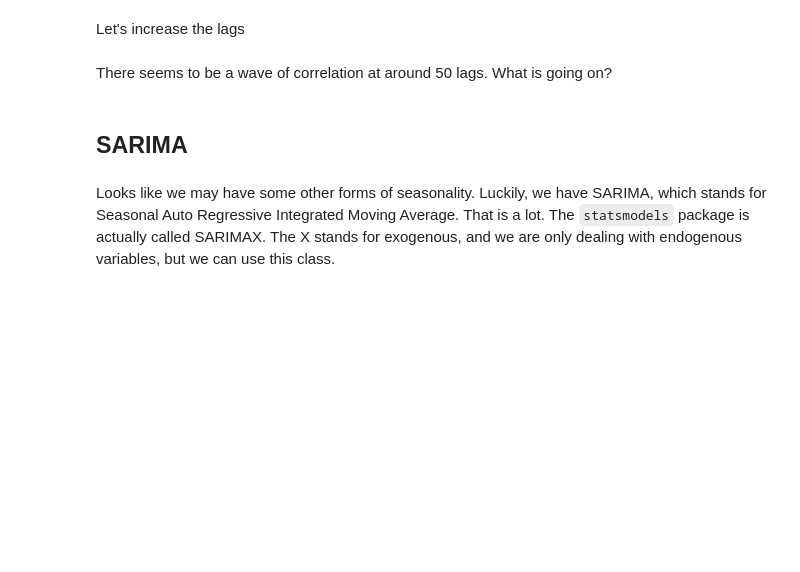
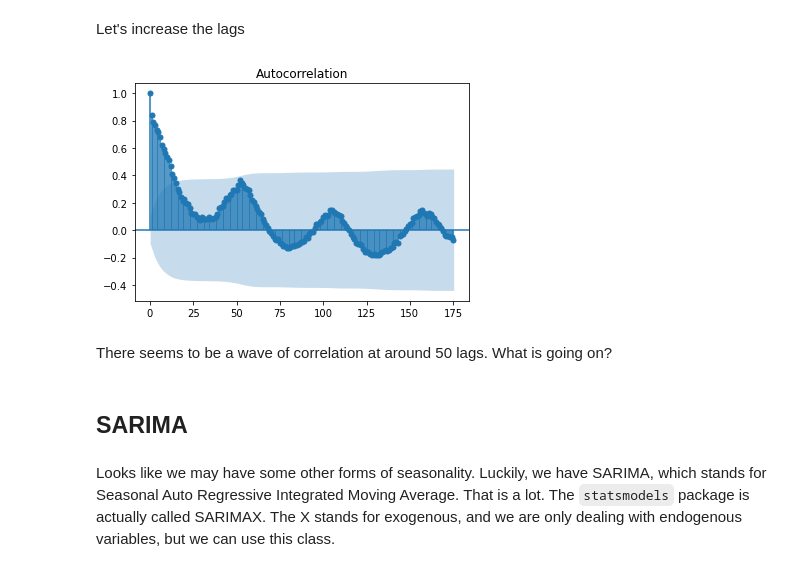
Before and after one commit to flatiron-school/ntl01-dtsc-live-103122, a Jupyter notebook: 4Phase/59-example_modeling.ipynb, the cells around one changed output. Saved outputs shown, nothing was run; the diff lists cells and outputs as text; code cells hidden in the pictures; blank space fills up the shorter version.

```diff
--- a/4Phase/59-example_modeling.ipynb
+++ b/4Phase/59-example_modeling.ipynb
@@ -547,7 +941,9 @@ plot_acf(ts_weekly);
 # %% [markdown]
 Let's increase the lags
 # %%
-plot_acf(ts_weekly, lags=75);
+plot_acf(ts_weekly, lags=175);
+# %% [output]
+[figure, added]
 # %% [markdown]
 There seems to be a wave of correlation at around 50 lags.
 What is going on?
```
Also changed, not shown: parts of 65 cells of this notebook.
